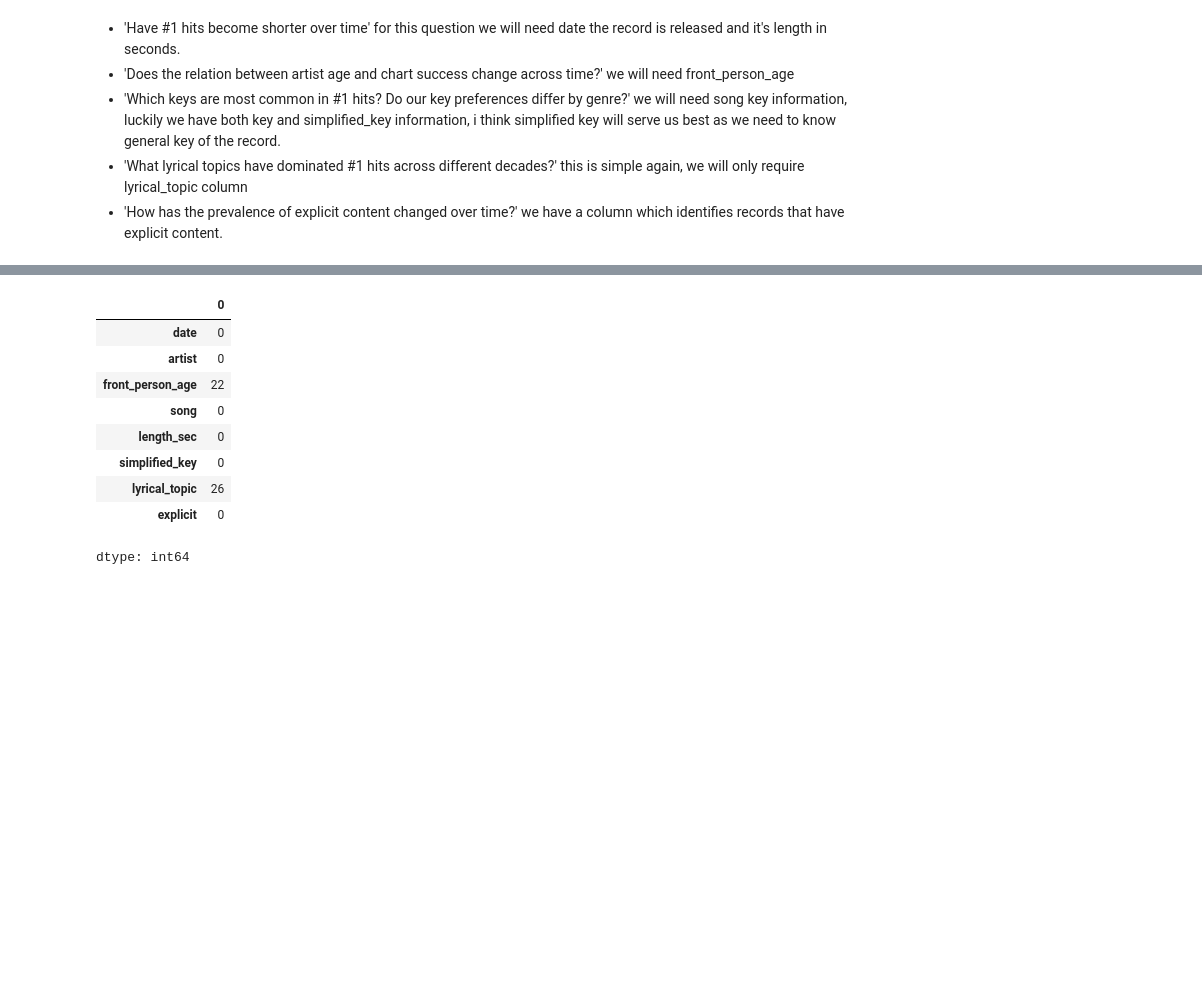
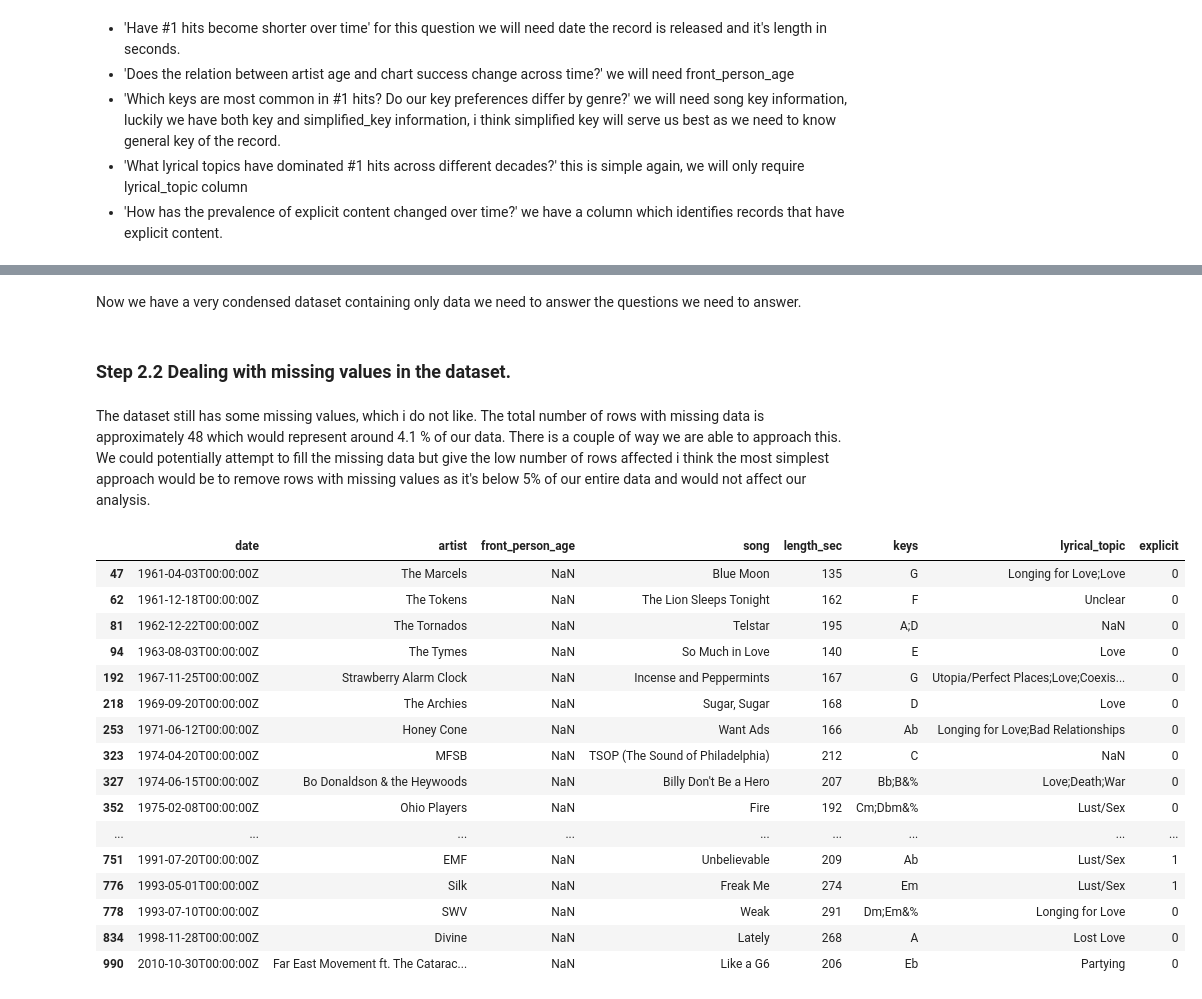
Before and after one commit to data-aleks/billboard_hot100_tidytuesday_26_08_2025, a Jupyter notebook: tidy_tuesday_26082025_billboard_hot_100.ipynb, the cells around one changed output, grey strips where cells are left out. Drawn from its saved outputs; the diff is of its cells as text; code cells hidden in the pictures; blank space fills up the shorter version.

Commit message:
Removing missing values from the dataset.

```diff
--- a/tidy_tuesday_26082025_billboard_hot_100.ipynb
+++ b/tidy_tuesday_26082025_billboard_hot_100.ipynb
@@ -116,16 +116,29 @@ df_billboard_short.head()
 | 2 | 1958-08-25T00:00:00Z | The Elegants | 17.0 | Little Star | 163 | A | Longing for Love | 0 |
 | 3 | 1958-09-29T00:00:00Z | Tommy Edwards | 35.0 | It's All in the Game | 156 | Eb | Love | 0 |
 | 4 | 1958-11-10T00:00:00Z | Conway Twitty | 25.0 | It's Only Make Believe | 134 | B | Lost Love | 0 |
-# %%
-df_billboard_short.isna().sum()
-# %% [output]
-|  | 0 |
-| date | 0 |
-| artist | 0 |
-| front_person_age | 22 |
-| song | 0 |
-| length_sec | 0 |
-| simplified_key | 0 |
-| lyrical_topic | 26 |
-| explicit | 0 |
-dtype: int64
+# %% [markdown]
+Now we have a very condensed dataset containing only data we need to answer the questions we need to answer.
+# %% [markdown]
+### **Step 2.2** Dealing with missing values in the dataset.
+# %% [markdown]
+The dataset still has some missing values, which i do not like. The total number of rows with missing data is approximately 48 which would represent around 4.1 % of our data. There is a couple of way we are able to approach this. We could potentially attempt to fill the missing data but give the low number of rows affected i think the most simplest approach would be to remove rows with missing values as it's below 5% of our entire data and would not affect our analysis.
+# %%
+df_billboard_short[df_billboard_short['front_person_age'].isnull()]
+# %% [output]
+|  | date | artist | front_person_age | song | length_sec | keys | lyrical_topic | explicit |
+| 47 | 1961-04-03T00:00:00Z | The Marcels | NaN | Blue Moon | 135 | G | Longing for Love;Love | 0 |
+| 62 | 1961-12-18T00:00:00Z | The Tokens | NaN | The Lion Sleeps Tonight | 162 | F | Unclear | 0 |
+| 81 | 1962-12-22T00:00:00Z | The Tornados | NaN | Telstar | 195 | A;D | NaN | 0 |
+| 94 | 1963-08-03T00:00:00Z | The Tymes | NaN | So Much in Love | 140 | E | Love | 0 |
+| 192 | 1967-11-25T00:00:00Z | Strawberry Alarm Clock | NaN | Incense and Peppermints | 167 | G | Utopia/Perfect Places;Love;Coexis... | 0 |
+| 218 | 1969-09-20T00:00:00Z | The Archies | NaN | Sugar, Sugar | 168 | D | Love | 0 |
+| 253 | 1971-06-12T00:00:00Z | Honey Cone | NaN | Want Ads | 166 | Ab | Longing for Love;Bad Relationships | 0 |
+| 323 | 1974-04-20T00:00:00Z | MFSB | NaN | TSOP (The Sound of Philadelphia) | 212 | C | NaN | 0 |
+| 327 | 1974-06-15T00:00:00Z | Bo Donaldson & the Heywoods | NaN | Billy Don't Be a Hero | 207 | Bb;B&% | Love;Death;War | 0 |
+| 352 | 1975-02-08T00:00:00Z | Ohio Players | NaN | Fire | 192 | Cm;Dbm&% | Lust/Sex | 0 |
+| ... | ... | ... | ... | ... | ... | ... | ... | ... |
+| 751 | 1991-07-20T00:00:00Z | EMF | NaN | Unbelievable | 209 | Ab | Lust/Sex | 1 |
+| 776 | 1993-05-01T00:00:00Z | Silk | NaN | Freak Me | 274 | Em | Lust/Sex | 1 |
+| 778 | 1993-07-10T00:00:00Z | SWV | NaN | Weak | 291 | Dm;Em&% | Longing for Love | 0 |
+| 834 | 1998-11-28T00:00:00Z | Divine | NaN | Lately | 268 | A | Lost Love | 0 |
+| 990 | 2010-10-30T00:00:00Z | Far East Movement ft. The Catarac... | NaN | Like a G6 | 206 | Eb | Partying | 0 |
```
Also changed, not shown: parts of 6 cells of this notebook.
